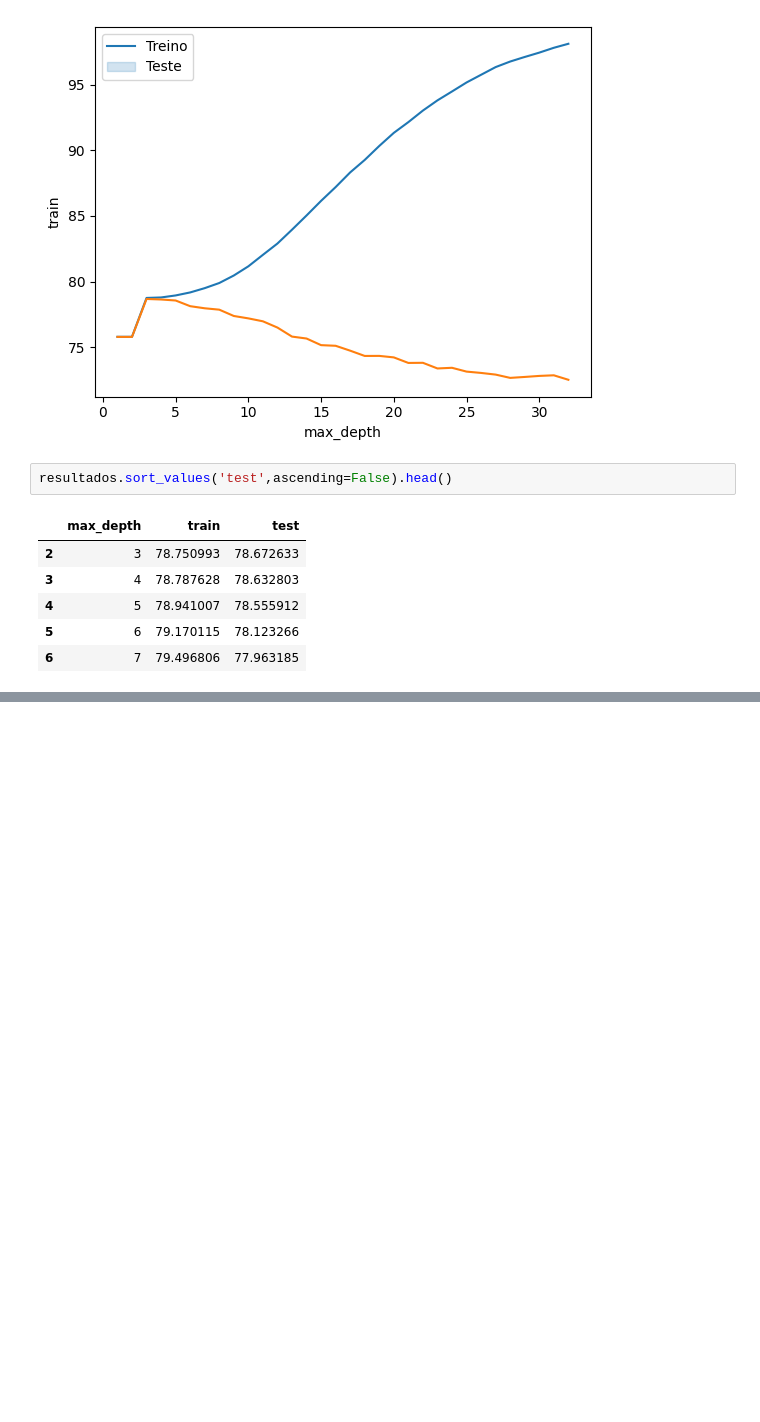
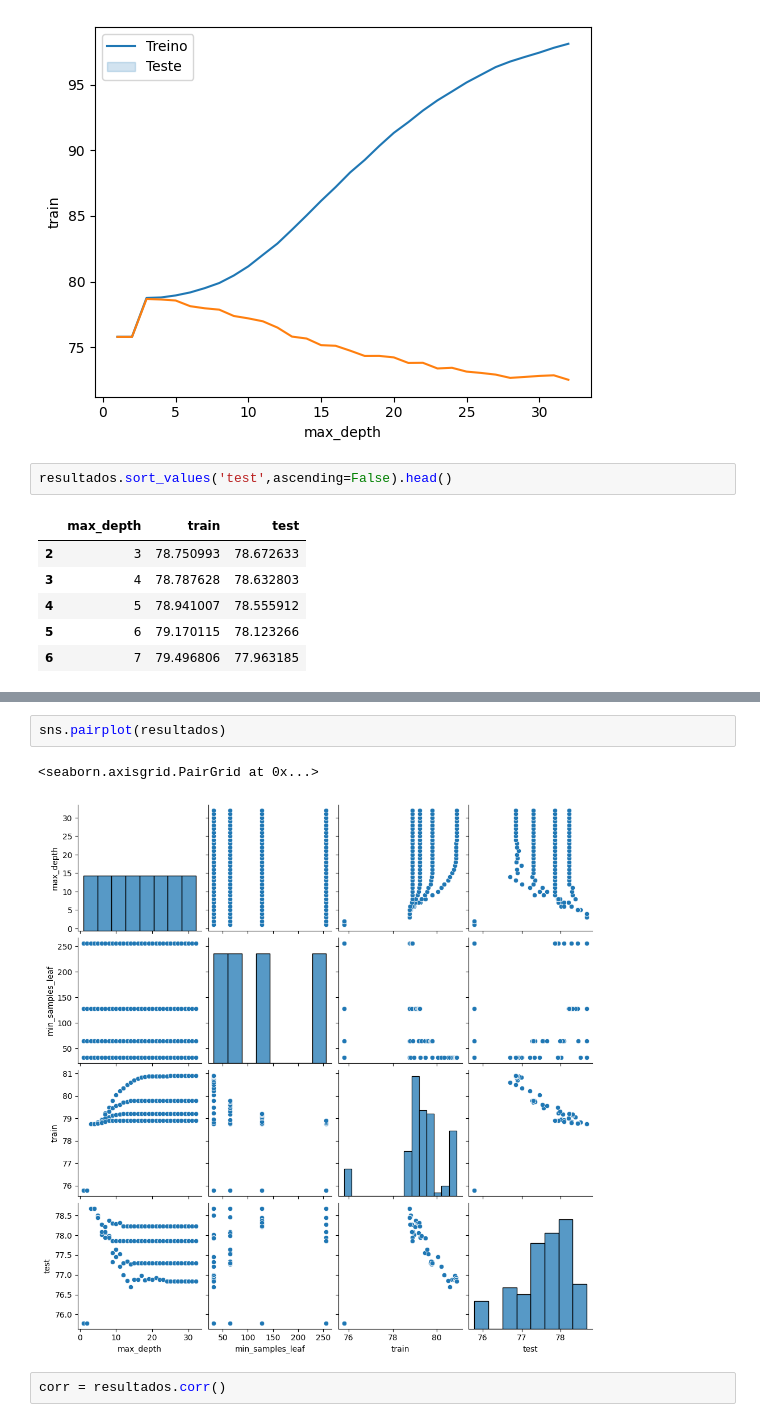
Before and after one commit to angelomaia/alura-cursos, a Jupyter notebook: Formação Machine Learning/Otimização_de_hiperparâmetros.ipynb, the cells around one changed output, grey strips where cells are left out. Saved outputs shown, nothing was run; the diff lists cells and outputs as text; blank space fills up the shorter version.

```diff
--- a/Formação Machine Learning/Otimização_de_hiperparâmetros.ipynb
+++ b/Formação Machine Learning/Otimização_de_hiperparâmetros.ipynb
@@ -247,0 +343,7 @@ resultados.sort_values('test',ascending=False).head()
+# %%
+sns.pairplot(resultados)
+# %% [output]
+<seaborn.axisgrid.PairGrid at 0x...>
+[figure, added]
+# %%
+corr = resultados.corr()
```
Also changed, not shown: parts of 30 cells of this notebook.
